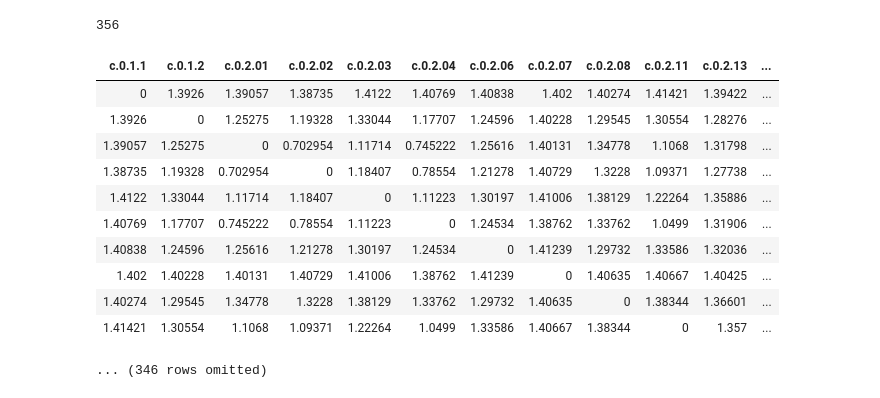
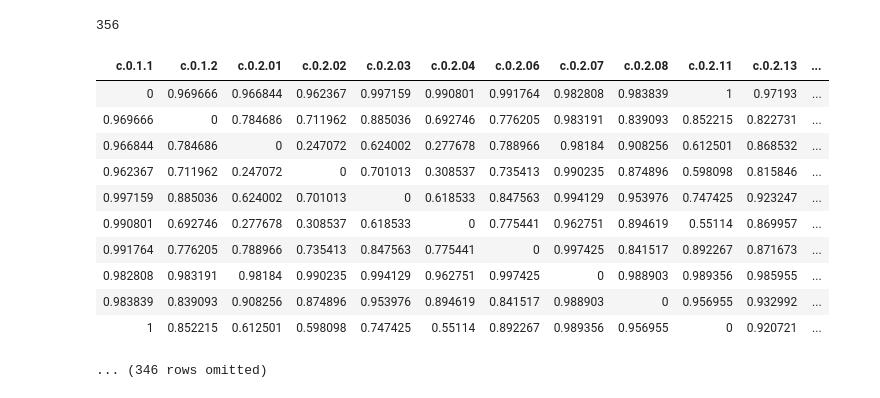
Before and after one commit to ds-modules/CUNEIF-102A, a Jupyter notebook: Notebook-Section-MDS.ipynb, the cells around one changed output. Cells and saved outputs as stored; diff of their text form; code cells hidden in the pictures.

```diff
--- a/Notebook-Section-MDS.ipynb
+++ b/Notebook-Section-MDS.ipynb
@@ -69,7 +69,7 @@ Decoding b'\x96' with mac_turkish is ñ
 # %%
 first = True
 texts = []
-with open('Erik/onegramfilteredtfidf.csv', 'r', encoding='mac_roman') as csvfile:
+with open('Data/onegramfilteredtfidf.csv', 'r') as csvfile:
     reader = csv.reader(csvfile, delimiter=',')
     for line in reader:
         if(first):
@@ -88,7 +88,7 @@ print(len(words))
 def doc_name(index):
     return texts[index]
 # %%
-erikcsv = open('Erik/onegramfilteredtfidf.csv', 'r', encoding='mac_roman')
+erikcsv = open('Data/onegramfilteredtfidf.csv', 'r')
 dtm = np.loadtxt(erikcsv, delimiter=',', skiprows=1, converters = {0: lambda s: 0})
 dtm = np.delete(dtm, 0, 1)
 dtm
@@ -113,24 +113,23 @@ len(dtm)
 # %%
 import numpy as np
 from datascience import *
 
 from sklearn.feature_extraction.text import CountVectorizer
 #import pandas as pd
 from sklearn.metrics import pairwise
-pairwise.pairwise_distances(dtm, metric='euclidean')
 
-dist_matrix = pairwise.pairwise_distances(dtm, metric='euclidean')
+dist_matrix = pairwise.pairwise_distances(dtm, metric='cosine')
 Table(texts).with_rows(dist_matrix)
 # %% [output]
 | c.0.1.1 | c.0.1.2 | c.0.2.01 | c.0.2.02 | c.0.2.03 | c.0.2.04 | c.0.2.06 | c.0.2.07 | c.0.2.08 | c.0.2.11 | c.0.2.13 | ... |
-| 0 | 1.3926 | 1.39057 | 1.38735 | 1.4122 | 1.40769 | 1.40838 | 1.402 | 1.40274 | 1.41421 | 1.39422 | ... |
-| 1.3926 | 0 | 1.25275 | 1.19328 | 1.33044 | 1.17707 | 1.24596 | 1.40228 | 1.29545 | 1.30554 | 1.28276 | ... |
-| 1.39057 | 1.25275 | 0 | 0.702954 | 1.11714 | 0.745222 | 1.25616 | 1.40131 | 1.34778 | 1.1068 | 1.31798 | ... |
-| 1.38735 | 1.19328 | 0.702954 | 0 | 1.18407 | 0.78554 | 1.21278 | 1.40729 | 1.3228 | 1.09371 | 1.27738 | ... |
-| 1.4122 | 1.33044 | 1.11714 | 1.18407 | 0 | 1.11223 | 1.30197 | 1.41006 | 1.38129 | 1.22264 | 1.35886 | ... |
-| 1.40769 | 1.17707 | 0.745222 | 0.78554 | 1.11223 | 0 | 1.24534 | 1.38762 | 1.33762 | 1.0499 | 1.31906 | ... |
-| 1.40838 | 1.24596 | 1.25616 | 1.21278 | 1.30197 | 1.24534 | 0 | 1.41239 | 1.29732 | 1.33586 | 1.32036 | ... |
-| 1.402 | 1.40228 | 1.40131 | 1.40729 | 1.41006 | 1.38762 | 1.41239 | 0 | 1.40635 | 1.40667 | 1.40425 | ... |
-| 1.40274 | 1.29545 | 1.34778 | 1.3228 | 1.38129 | 1.33762 | 1.29732 | 1.40635 | 0 | 1.38344 | 1.36601 | ... |
-| 1.41421 | 1.30554 | 1.1068 | 1.09371 | 1.22264 | 1.0499 | 1.33586 | 1.40667 | 1.38344 | 0 | 1.357 | ... |
+| 0 | 0.969666 | 0.966844 | 0.962367 | 0.997159 | 0.990801 | 0.991764 | 0.982808 | 0.983839 | 1 | 0.97193 | ... |
+| 0.969666 | 0 | 0.784686 | 0.711962 | 0.885036 | 0.692746 | 0.776205 | 0.983191 | 0.839093 | 0.852215 | 0.822731 | ... |
+| 0.966844 | 0.784686 | 0 | 0.247072 | 0.624002 | 0.277678 | 0.788966 | 0.98184 | 0.908256 | 0.612501 | 0.868532 | ... |
+| 0.962367 | 0.711962 | 0.247072 | 0 | 0.701013 | 0.308537 | 0.735413 | 0.990235 | 0.874896 | 0.598098 | 0.815846 | ... |
+| 0.997159 | 0.885036 | 0.624002 | 0.701013 | 0 | 0.618533 | 0.847563 | 0.994129 | 0.953976 | 0.747425 | 0.923247 | ... |
+| 0.990801 | 0.692746 | 0.277678 | 0.308537 | 0.618533 | 0 | 0.775441 | 0.962751 | 0.894619 | 0.55114 | 0.869957 | ... |
+| 0.991764 | 0.776205 | 0.788966 | 0.735413 | 0.847563 | 0.775441 | 0 | 0.997425 | 0.841517 | 0.892267 | 0.871673 | ... |
+| 0.982808 | 0.983191 | 0.98184 | 0.990235 | 0.994129 | 0.962751 | 0.997425 | 0 | 0.988903 | 0.989356 | 0.985955 | ... |
+| 0.983839 | 0.839093 | 0.908256 | 0.874896 | 0.953976 | 0.894619 | 0.841517 | 0.988903 | 0 | 0.956955 | 0.932992 | ... |
+| 1 | 0.852215 | 0.612501 | 0.598098 | 0.747425 | 0.55114 | 0.892267 | 0.989356 | 0.956955 | 0 | 0.920721 | ... |
 ... (346 rows omitted)
```
Also changed, not shown: parts of 10 cells of this notebook, 1 other file.
